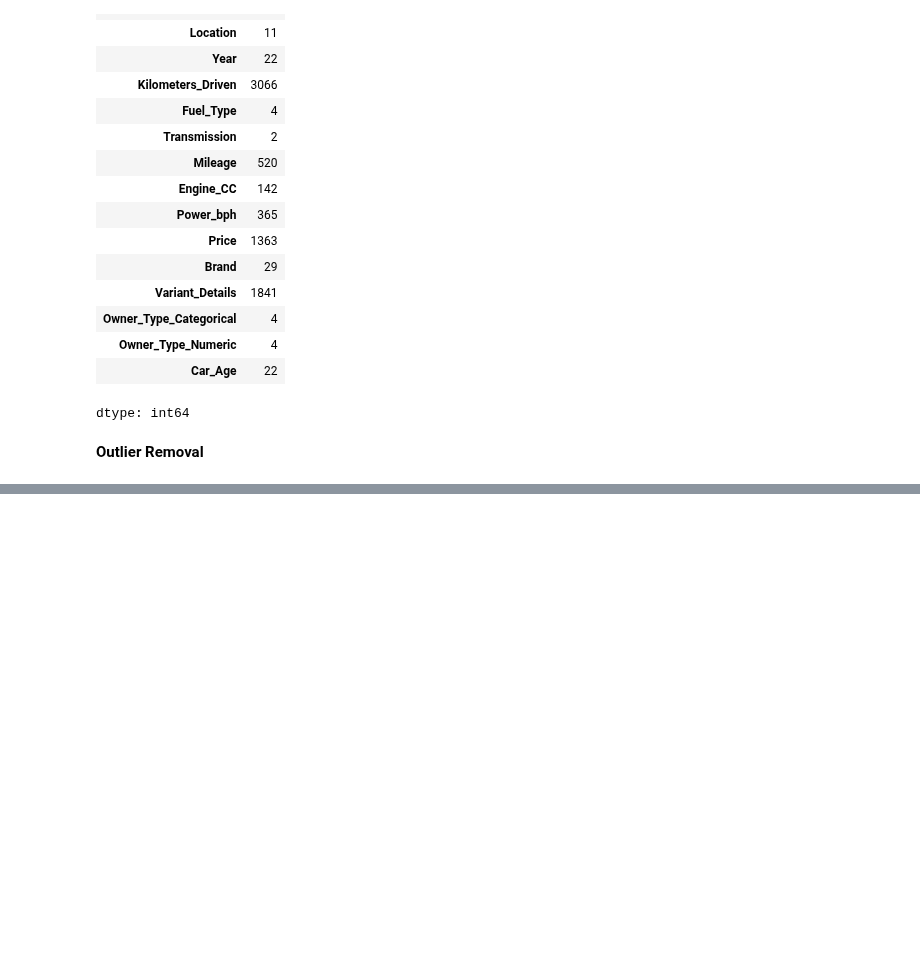
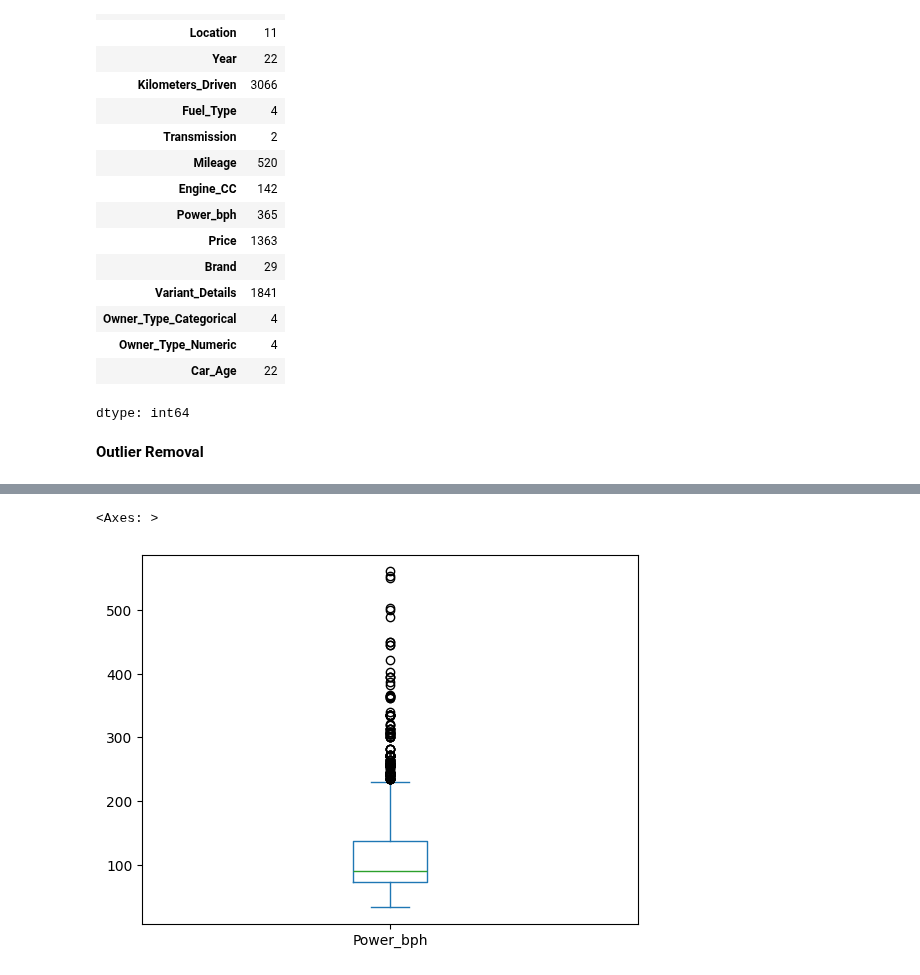
Before and after one commit to safakan/CCTB_repo_safak_atakan_celik, a Jupyter notebook: DEA113/Assignment4/Assignment4_EDA_Kaggle.ipynb, the cells around one changed output, grey strips where cells are left out. Cells and saved outputs as stored; diff of their text form; code cells hidden in the pictures; blank space fills up the shorter version.

```diff
--- a/DEA113/Assignment4/Assignment4_EDA_Kaggle.ipynb
+++ b/DEA113/Assignment4/Assignment4_EDA_Kaggle.ipynb
@@ -674,0 +629,5 @@ data[data["Mileage"].isnull()]
+# %%
+data["Power_bph"].plot(kind="box")
+# %% [output]
+<Axes: >
+[figure, added]
```
Also changed, not shown: parts of 32 cells of this notebook.
